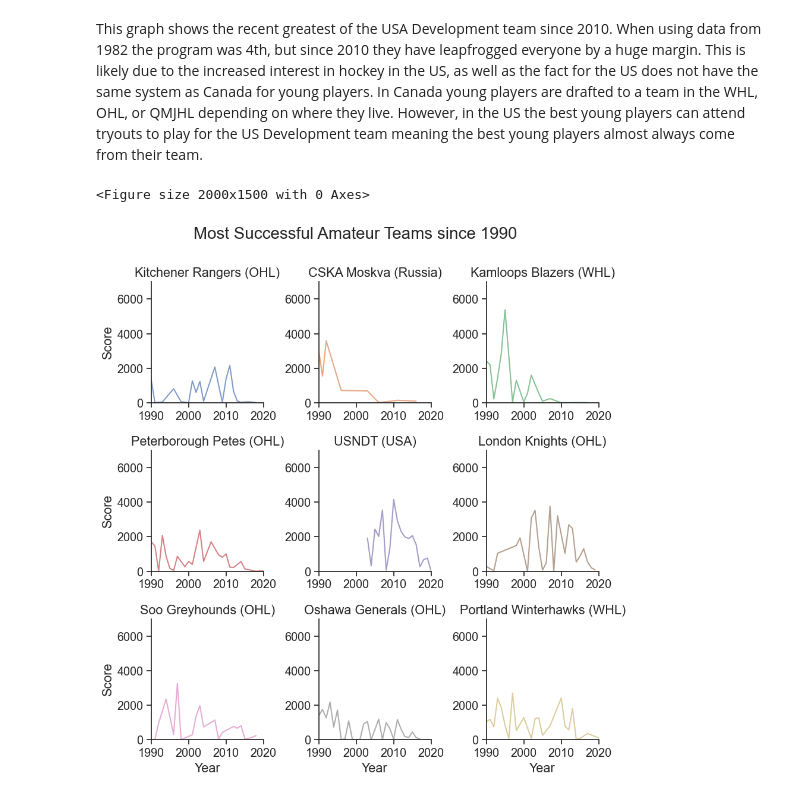
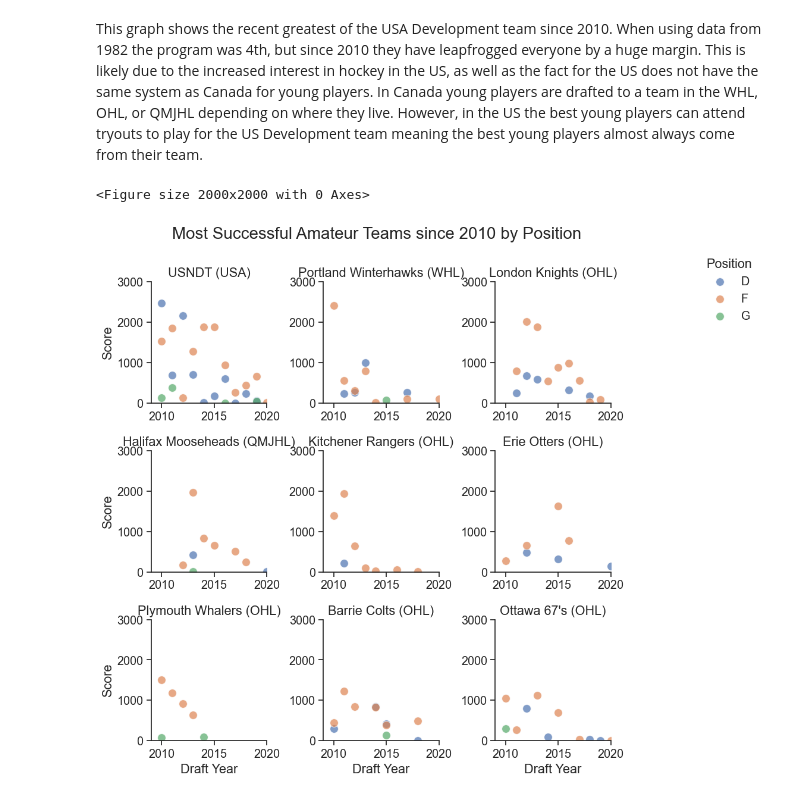
Before and after one commit to ubco-W2022T2-data301/project-group-group31, a Jupyter notebook: analysis/analysis3.ipynb, the cells around one changed output. Saved outputs shown, nothing was run; the diff lists cells and outputs as text; code cells hidden in the pictures.

```diff
--- a/analysis/analysis3.ipynb
+++ b/analysis/analysis3.ipynb
@@ -20,6 +20,6 @@ else:
     import project_functions3
 
 df = project_functions3.load_and_process("../data/raw/NHLDraft.csv")
-df = df[df['amateur_team'].notnull()]
-df.head(30)
+df = df[df['Amateur Team'].notnull()]
+df.head(10)
 # %% [output]
@@ -123,33 +144,31 @@ plt.show()
 # %% [markdown]
 This graph shows the recent greatest of the USA Development team since 2010. When using data from 1982 the program was 4th, but since 2010 they have leapfrogged everyone by a huge margin. This is likely due to the increased interest in hockey in the US, as well as the fact for the US does not have the same system as Canada for young players. In Canada young players are drafted to a team in the WHL, OHL, or QMJHL depending on where they live. However, in the US the best young players can attend tryouts to play for the US Development team meaning the best young players almost always come from their team.
 # %%
-import warnings
-warnings.simplefilter(action='ignore', category=FutureWarning)
-# Filter data to include only players with an amateur team
-df_amateur2 = df[df['amateur_team'].notnull()]
-
 # Calculate total score for each team
-df_scores2 = df_amateur2.groupby(['amateur_team', 'year'], as_index=False).sum()[['amateur_team', 'year', 'games_played', 'points']]
-df_scores2['score'] = df_scores2['games_played'] + df_scores2['points']
-df_scores2 = df_scores2.sort_values(['score'], ascending=False)
+df2010 = df2010.groupby(['Amateur Team', 'Year', 'Position'], as_index=False).sum()[['Amateur Team', 'Year', 'Position', 'Games', 'Points']]
+df2010['Score'] = df2010['Games'] + df2010['Points']
+df2010 = df2010.sort_values(['Score'], ascending=False)
 
 # Get top 9 teams based on score
-top9_teams = df_scores2.groupby(['amateur_team']).sum().sort_values(['score'], ascending=False).head(9).index.tolist()
+top2010 = df2010.groupby(['Amateur Team']).sum().sort_values(['Score'], ascending=False).head(9).index.tolist()
 
 # Filter data to include only top 9 teams
-df_scores2 = df_scores2[df_scores2['amateur_team'].isin(top9_teams)]
+df2010 = df2010[df2010['Amateur Team'].isin(top2010)]
 
 # Set figure size
-plt.figure(figsize=(20, 15))
+plt.figure(figsize=(20, 20))
 
 # Generate plot using seaborn facet grid
-g = sns.FacetGrid(df_scores2, col='amateur_team', col_wrap=3, hue='amateur_team', sharex=False, sharey=False)
-g.map(sns.lineplot, 'year', 'score', alpha=0.7)
+g = sns.FacetGrid(df2010, col='Amateur Team', col_wrap=3, hue='Position', sharex=False, sharey=False)
+g.map(sns.scatterplot, 'Year', 'Score', alpha=0.7, s=100)
 g.set_titles("{col_name}")
-g.set_axis_labels("Year", "Score")
-g.fig.suptitle("Most Successful Amateur Teams since 1990", fontsize=20, y=1.05)
-g.set(xlim=(1990, 2020), ylim=(0, 7000))
+g.set_axis_labels("Draft Year", "Score")
+g.fig.suptitle("Most Successful Amateur Teams since 2010 by Position", fontsize=20, y=1.05)
+
+g.add_legend(title='Position', bbox_to_anchor=(1.05, 1), loc=2, borderaxespad=0.)
+g.set(xlim=(2009, 2020), ylim=(0, 3000))
+
 plt.show()
 # %% [output]
-<Figure size 2000x1500 with 0 Axes>
+<Figure size 2000x2000 with 0 Axes>
-[figure, old version]
+[figure, new version]
```
Also changed, not shown: parts of 7 cells of this notebook, 1 other file.
